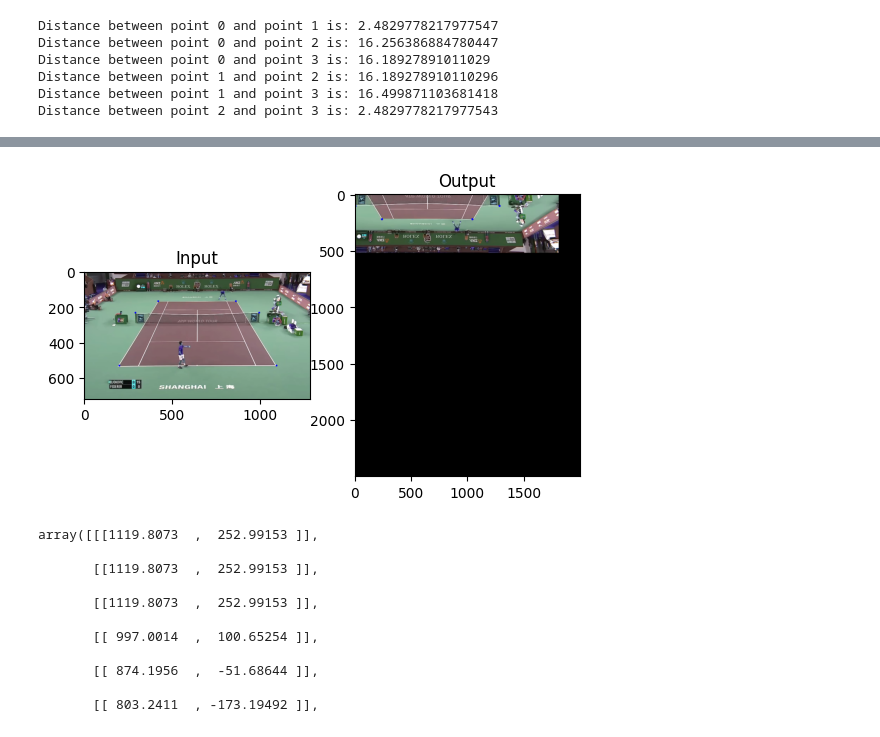
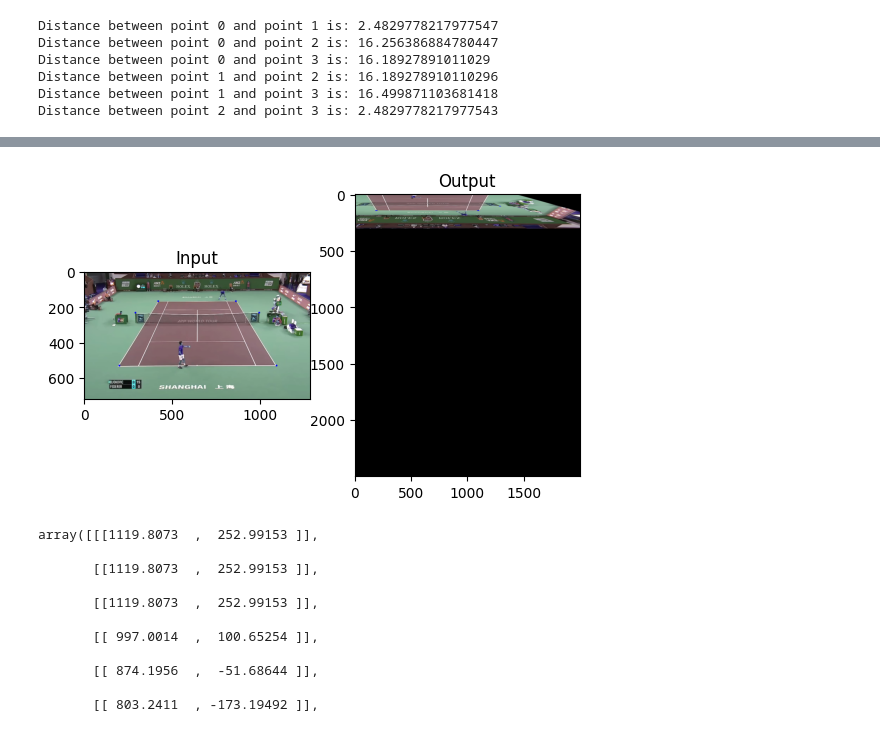
Before and after one commit to LorenzoAicardi/TennisBounceDetector, a Jupyter notebook: NoNN/3dmodel.ipynb, the cells around one changed output, grey strips where cells are left out. Drawn from its saved outputs; the diff is of its cells as text; code cells hidden in the pictures.

```diff
--- a/NoNN/3dmodel.ipynb
+++ b/NoNN/3dmodel.ipynb
@@ -408,24 +410,24 @@ Selected Points: [(291, 230), (994, 232), (990, 288), (294, 290)]
 # %%
 rows,cols,ch = image.shape
 
-pts1 = np.float32([[289, 229], [992, 229], [992, 288], [289, 288]])
+pts1 = np.float32([[290, 230], [990, 230],  [190, 530], [1090, 530]])
 
 ratio=0.02
 cardH=math.sqrt((pts1[2][0]-pts1[1][0])*(pts1[2][0]-pts1[1][0])+(pts1[2][1]-pts1[1][1])*(pts1[2][1]-pts1[1][1]))
 cardW=ratio*cardH
-pts2 = np.float32([[0,107], [1279,107], [1279,0],[0,0]])
+pts2 = np.float32([[0,107], [1279,107],  [91, 0],[1188,0]])
 
 M = cv2.getPerspectiveTransform(pts1,pts2)
 
 offsetSize=20
 transformed = np.zeros((int(cardW+offsetSize), int(cardH+offsetSize)), dtype=np.uint8);
 dst = cv2.warpPerspective(image, M, (2000,2500))
 
 plt.subplot(121),plt.imshow(image),plt.title('Input')
 plt.subplot(122),plt.imshow(dst),plt.title('Output')
 plt.show()
 # %% [output]
-[figure, old version]
+[figure, new version]
 # %%
 rectified_pts_ball = cv2.perspectiveTransform(ball_points.reshape(-1, 1, 2), M)
 
```
Also changed, not shown: parts of 2 cells of this notebook, 1 other file.
